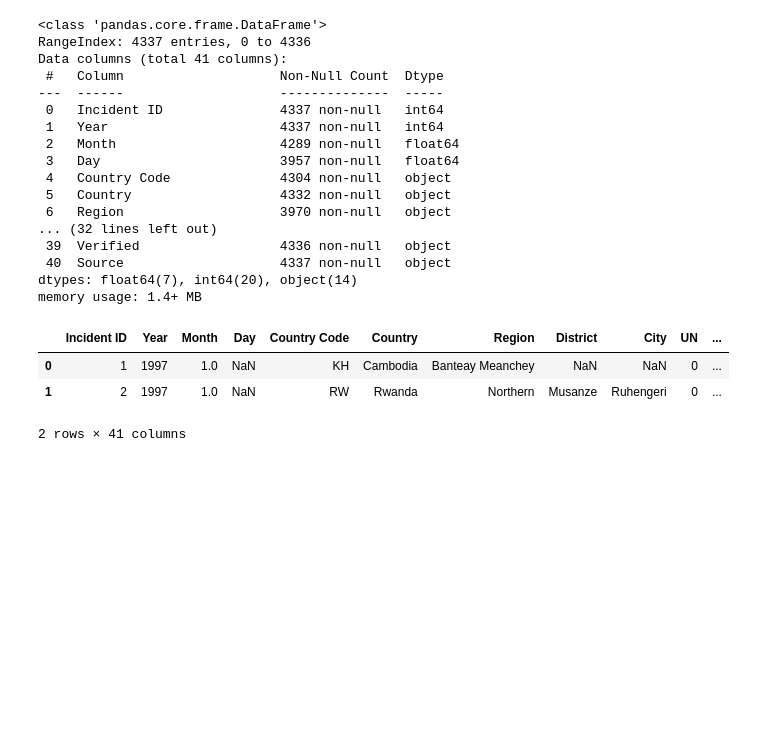
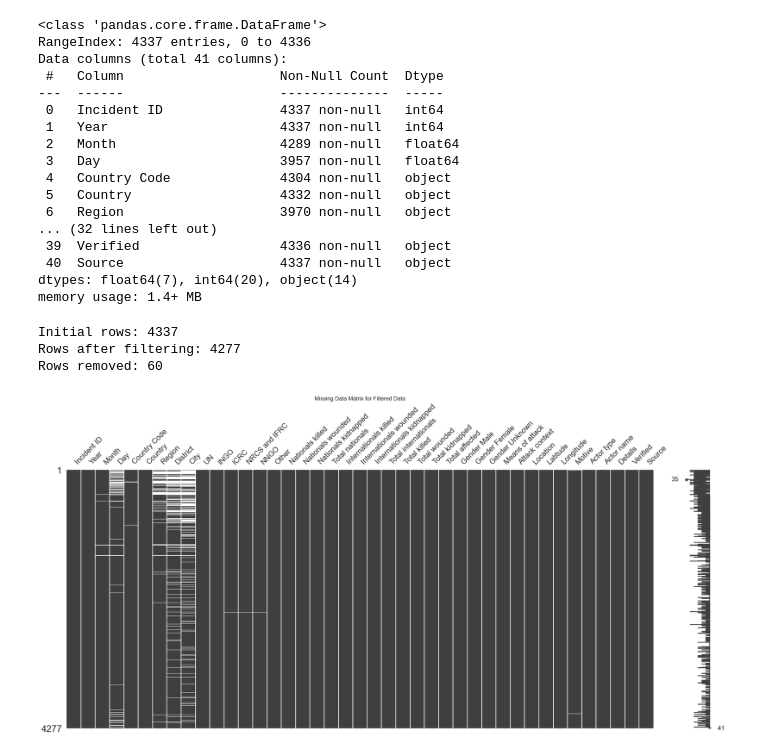
Before and after one commit to cjmijones/vertex-earth, a Jupyter notebook: security_data_handler.ipynb, the cells around one changed output. Drawn from its saved outputs; the diff is of its cells as text; code cells hidden in the pictures; blank space fills up the shorter version.

```diff
--- a/security_data_handler.ipynb
+++ b/security_data_handler.ipynb
@@ -23,12 +26,24 @@ Data columns (total 41 columns):
  40  Source                    4337 non-null   object
 dtypes: float64(7), int64(20), object(14)
 memory usage: 1.4+ MB
-# %%
-simple_df = security_df.head(2)
-simple_df.to_csv('./datasets/simple.csv', index=False)
-simple_df
-# %% [output]
-|  | Incident ID | Year | Month | Day | Country Code | Country | Region | District | City | UN | ... |
-| 0 | 1 | 1997 | 1.0 | NaN | KH | Cambodia | Banteay Meanchey | NaN | NaN | 0 | ... |
-| 1 | 2 | 1997 | 1.0 | NaN | RW | Rwanda | Northern | Musanze | Ruhengeri | 0 | ... |
-2 rows × 41 columns
+# %%
+# Filter out rows missing lat or long
+initial_rows = len(security_df)
+filtered_df = security_df.dropna(subset=['Latitude', 'Longitude'])
+filtered_df = filtered_df[filtered_df["Year"] < 2025]
+filtered_rows = len(filtered_df)
+
+# Print metrics
+print(f"Initial rows: {initial_rows}")
+print(f"Rows after filtering: {filtered_rows}")
+print(f"Rows removed: {initial_rows - filtered_rows}")
+
+# Generate and show missingness plot for the remaining data
+msno.matrix(filtered_df)
+plt.title("Missing Data Matrix for Filtered Data")
+plt.show()
+# %% [output]
+Initial rows: 4337
+Rows after filtering: 4277
+Rows removed: 60
+[figure, added]
```
Also changed, not shown: parts of 5 cells of this notebook, 13 other files.
